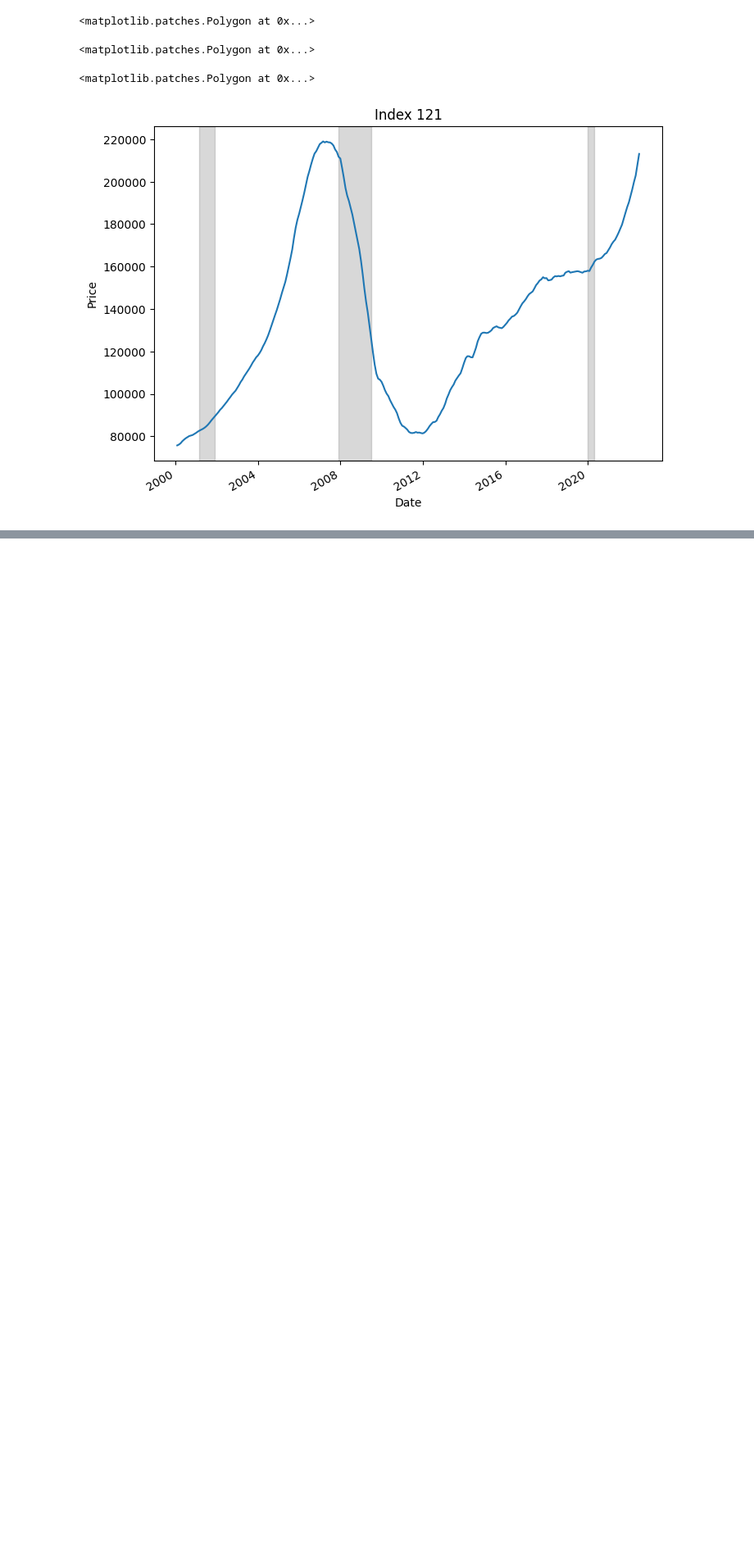
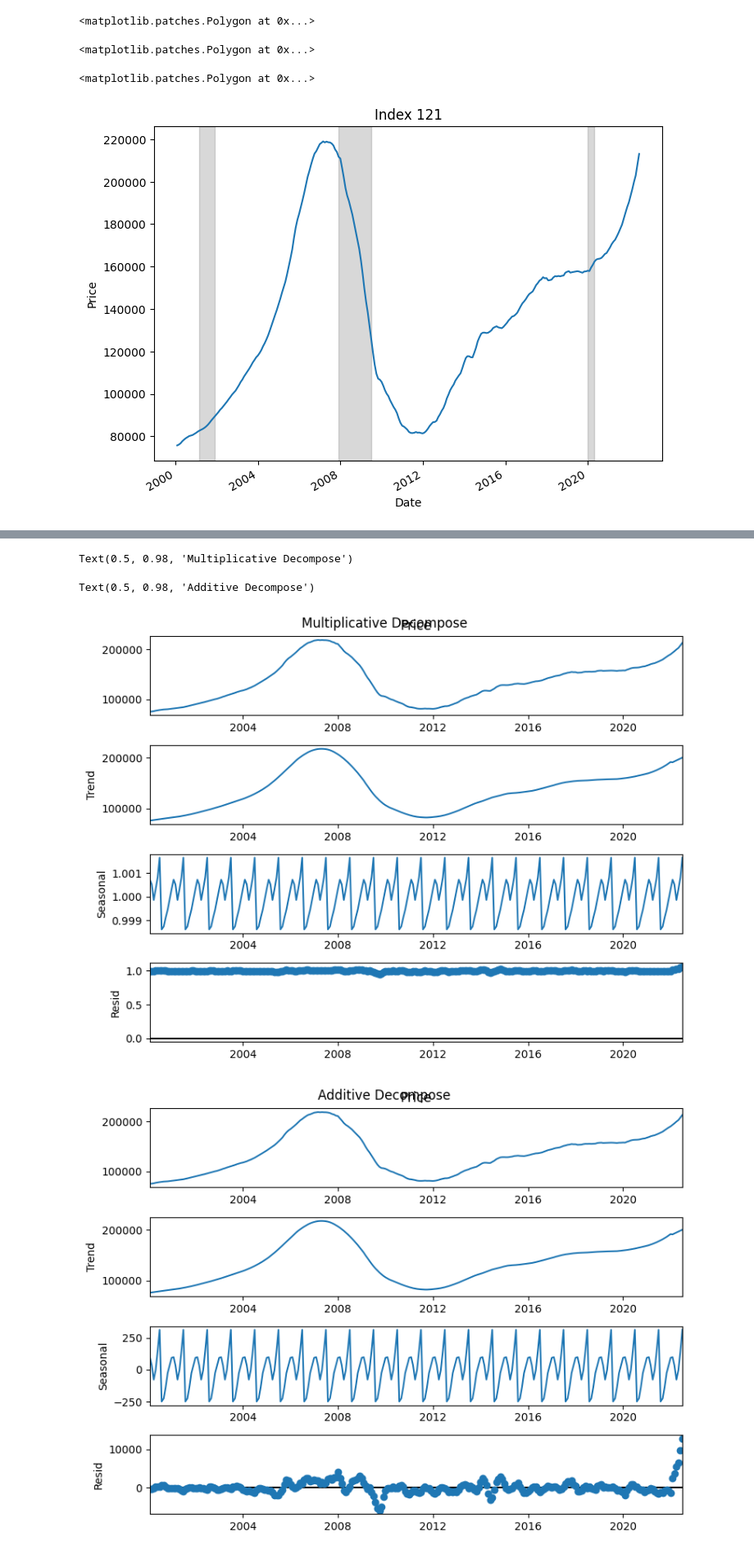
Before and after one commit to fhossain75/Miami-ML, a Jupyter notebook: exploratory-data-analysis/housing-prices.ipynb, the cells around one changed output, grey strips where cells are left out. Shown at 82% size. Saved outputs shown, nothing was run; the diff lists cells and outputs as text; code cells hidden in the pictures; blank space fills up the shorter version.

```diff
--- a/exploratory-data-analysis/housing-prices.ipynb
+++ b/exploratory-data-analysis/housing-prices.ipynb
@@ -184,0 +291,21 @@ Text(0, 0.5, 'Price')
+# %%
+# Decompose - monthly
+
+index121_df = index_121_df.set_index('Date').asfreq('m')
+
+# Multiplicative Decomposition
+result_mul = seasonal_decompose(index121_df['Price'], model='multiplicative', extrapolate_trend='freq')
+
+# Additive Decomposition
+result_add = seasonal_decompose(index121_df.Price, model='additive', extrapolate_trend='freq')
+
+# Plot
+plt.rcParams.update({'figure.figsize': (8,6)})
+result_mul.plot().suptitle('Multiplicative Decompose')
+result_add.plot().suptitle('Additive Decompose')
+plt.show()
+# %% [output]
+Text(0.5, 0.98, 'Multiplicative Decompose')
+Text(0.5, 0.98, 'Additive Decompose')
+[figure, added]
+[figure, added]
```
Also changed, not shown: parts of 6 cells of this notebook.
